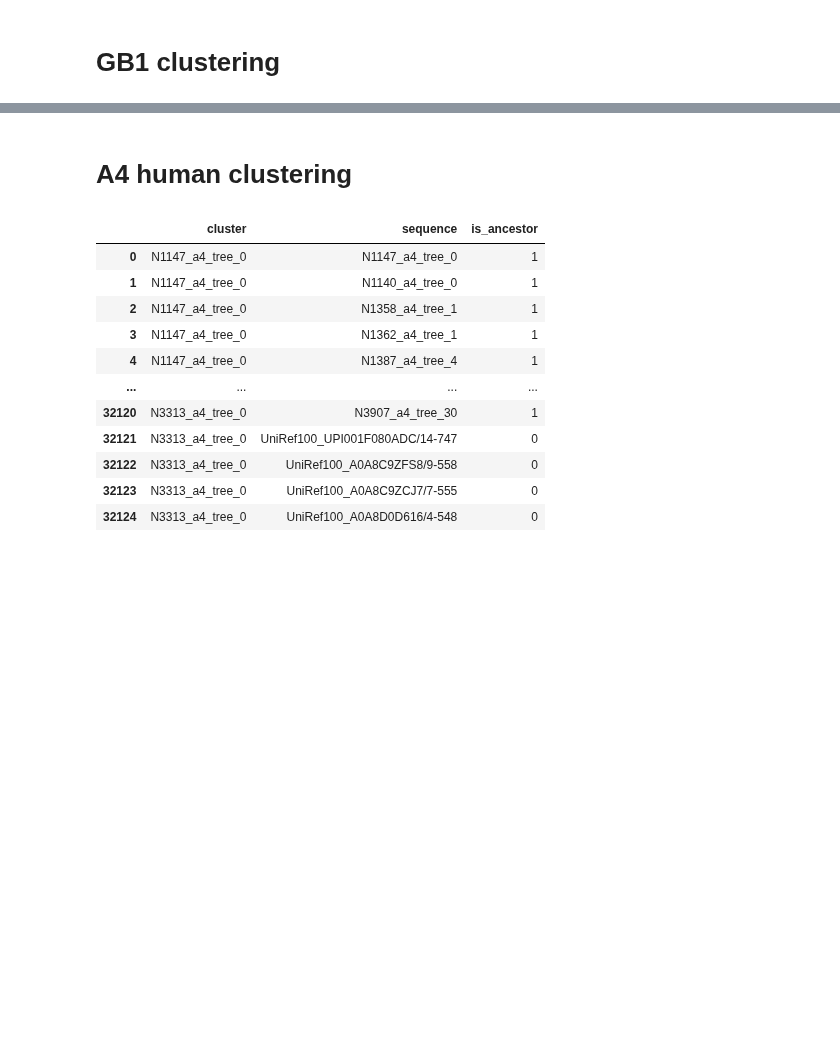
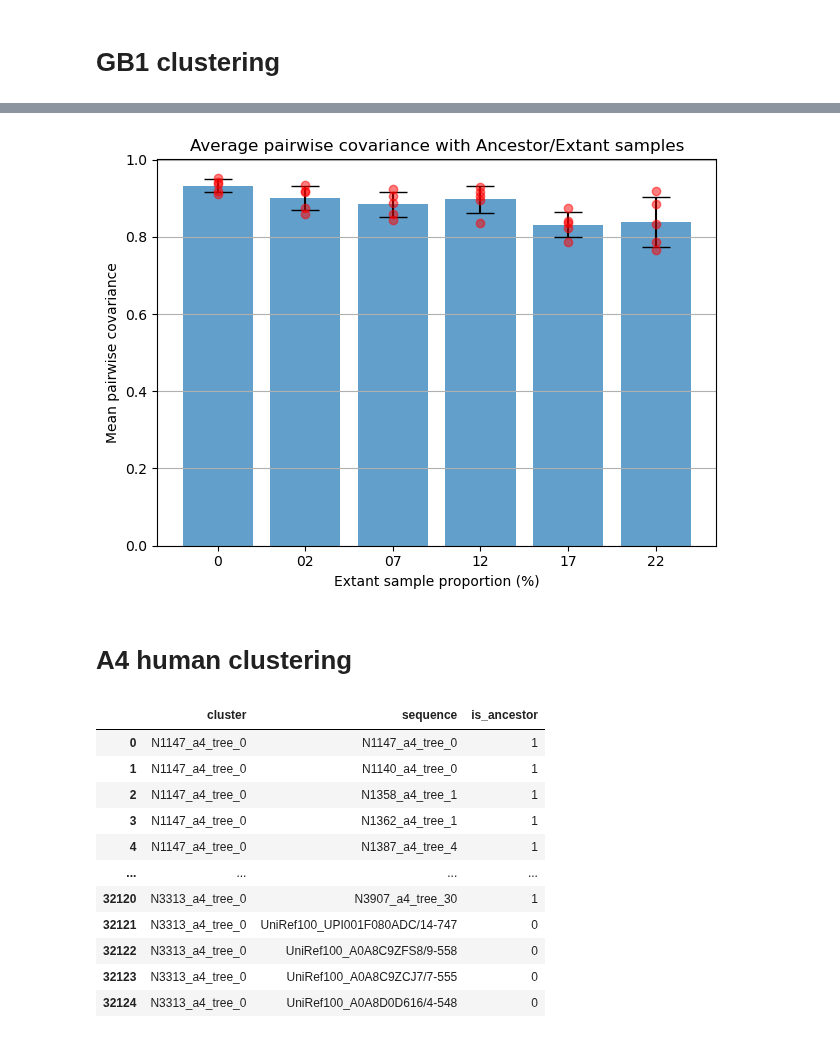
Before and after one commit to SebPorras/MAP_VAE, a Jupyter notebook: notebooks/sampling_ancestors.ipynb, the cells around one changed output, grey strips where cells are left out. Drawn from its saved outputs; the diff is of its cells as text; code cells hidden in the pictures; blank space fills up the shorter version.

```diff
--- a/notebooks/sampling_ancestors.ipynb
+++ b/notebooks/sampling_ancestors.ipynb
@@ -57,0 +145,18 @@ test.loc[~test["id"].str.contains("tree")]
+# %%
+
+all_data = pd.read_csv("gb1_cluster_sampling_results.csv")
+#all_data = pd.concat(df_list, ignore_index=True)
+all_data.drop(columns=["Unnamed: 0"], inplace=True)
+
+get_rep = lambda x: x.split("_")[1]
+get_ex = lambda x: x.split("_")[3]
+
+rep = all_data["unique_id"].apply(get_rep)
+ext_prop = all_data["unique_id"].apply(get_ex)
+all_data["replicate"] = rep
+all_data["extant_prop"] = ext_prop
+
+all_proportions = all_data["extant_prop"].unique()
+all_proportions.sort()
+
+subsets = [all_data.loc[all_data["extant_prop"] == prop] for prop in all_proportions]
@@ -58,3 +183,43 @@ test.loc[~test["id"].str.contains("tree")]
+# %%
+import numpy as np
+import matplotlib.pyplot as plt
+
+points = [all_data.loc[all_data["extant_prop"] == prop] for prop in all_proportions]
+labels = all_proportions
+
+means = [point["covariance"].mean() for point in points]
+std_devs = [point["covariance"].std() for point in points]
+
+x_pos = np.arange(len(labels))
+
+fig, ax = plt.subplots()
+
+# Create bars
+bars = ax.bar(x_pos, means, yerr=std_devs, align='center', alpha=0.7, ecolor='black', capsize=10)
+
+for i, point in enumerate(points):
+    ax.scatter([i]*len(point), point["covariance"], color='red', zorder=3, alpha=0.5)
+
+
+# Add labels
+ax.set_xlabel('Extant sample proportion (%)')
+ax.set_ylabel('Mean pairwise covariance')
+ax.set_xticks(x_pos)
+ax.set_xticklabels(labels)
+
+#ax.set_title('Average Spearman\'s Rank Correlation with Ancestor/Extant samples')
+ax.set_title('Average pairwise covariance with Ancestor/Extant samples')
+
+
+# Add a grid for better readability
+ax.yaxis.grid(True)
+
+# Save the figure and show
+plt.tight_layout()
+#plt.savefig('Average Spearman\'s Rank Correlation with Ancestor samples')
+plt.show()
+# %% [output]
+[figure, added]
 # %% [markdown]
 # A4 human clustering
 # %%
```
Also changed, not shown: parts of 21 cells of this notebook, 3 other files.
